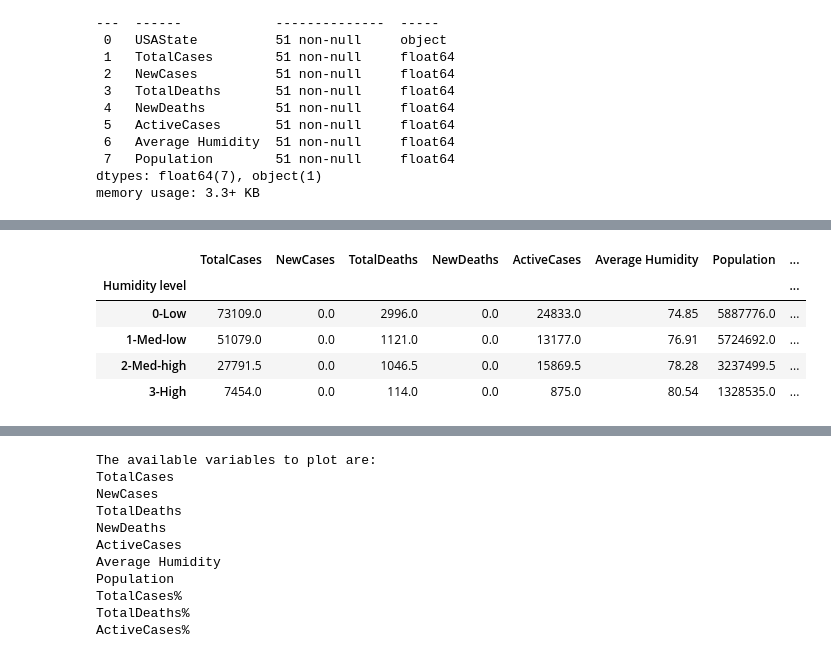
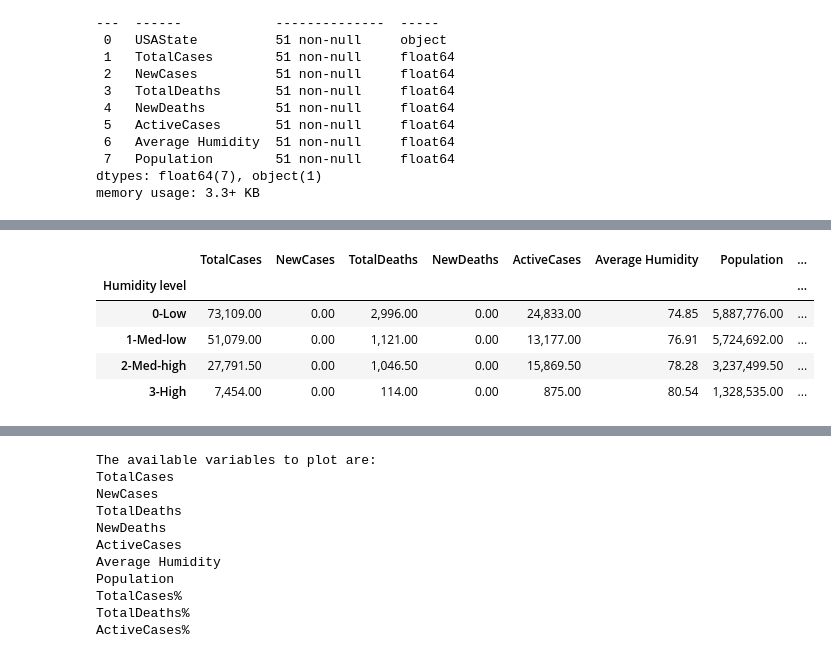
Before and after one commit to dkm2bd/UVA_DSI_CS5010_capstone1, a Jupyter notebook: 4_Results - Modeling.ipynb, the cells around one changed output, grey strips where cells are left out. Cells and saved outputs as stored; diff of their text form; code cells hidden in the pictures.

```diff
--- a/4_Results - Modeling.ipynb
+++ b/4_Results - Modeling.ipynb
@@ -144,15 +144,16 @@ df_covid.head()
 # %%
 # How do our metrics compare for states in different humidity buckets? Check out medians
 
+pd.options.display.float_format = "{:,.2f}".format
 dfHumid_med = df_covid.groupby('Humidity level').median()
 dfHumid_med
 # %% [output]
 |  | TotalCases | NewCases | TotalDeaths | NewDeaths | ActiveCases | Average Humidity | Population | ... |
 | Humidity level |  |  |  |  |  |  |  | ... |
-| 0-Low | 73109.0 | 0.0 | 2996.0 | 0.0 | 24833.0 | 74.85 | 5887776.0 | ... |
-| 1-Med-low | 51079.0 | 0.0 | 1121.0 | 0.0 | 13177.0 | 76.91 | 5724692.0 | ... |
-| 2-Med-high | 27791.5 | 0.0 | 1046.5 | 0.0 | 15869.5 | 78.28 | 3237499.5 | ... |
-| 3-High | 7454.0 | 0.0 | 114.0 | 0.0 | 875.0 | 80.54 | 1328535.0 | ... |
+| 0-Low | 73,109.00 | 0.00 | 2,996.00 | 0.00 | 24,833.00 | 74.85 | 5,887,776.00 | ... |
+| 1-Med-low | 51,079.00 | 0.00 | 1,121.00 | 0.00 | 13,177.00 | 76.91 | 5,724,692.00 | ... |
+| 2-Med-high | 27,791.50 | 0.00 | 1,046.50 | 0.00 | 15,869.50 | 78.28 | 3,237,499.50 | ... |
+| 3-High | 7,454.00 | 0.00 | 114.00 | 0.00 | 875.00 | 80.54 | 1,328,535.00 | ... |
 # %%
 # How do our metrics compare for states in different humidity buckets? Check out means
 
```
Also changed, not shown: parts of 8 cells of this notebook.
